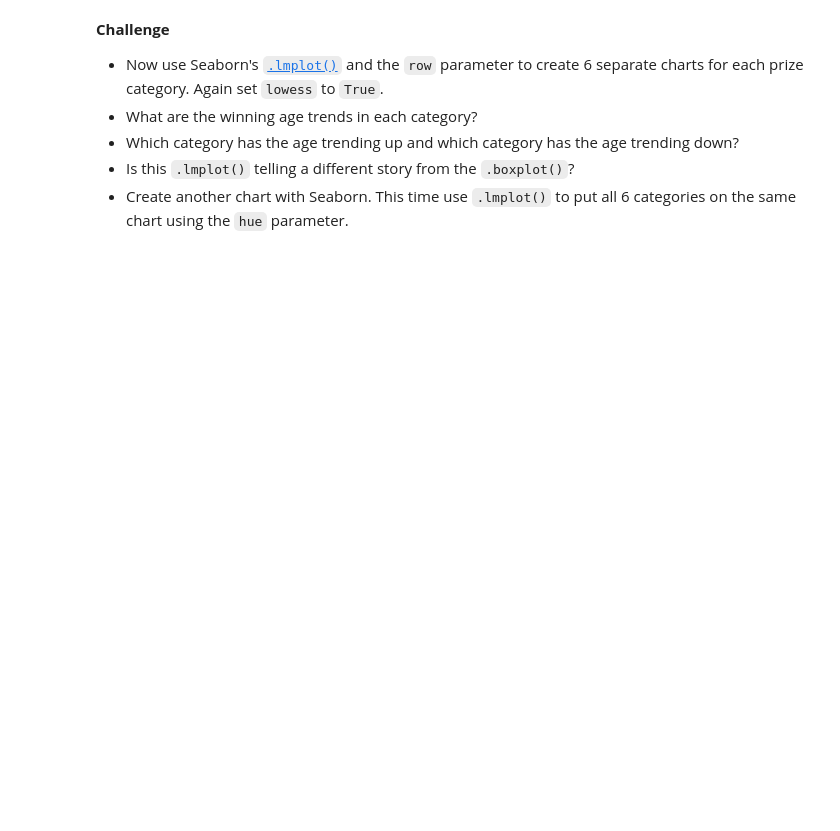
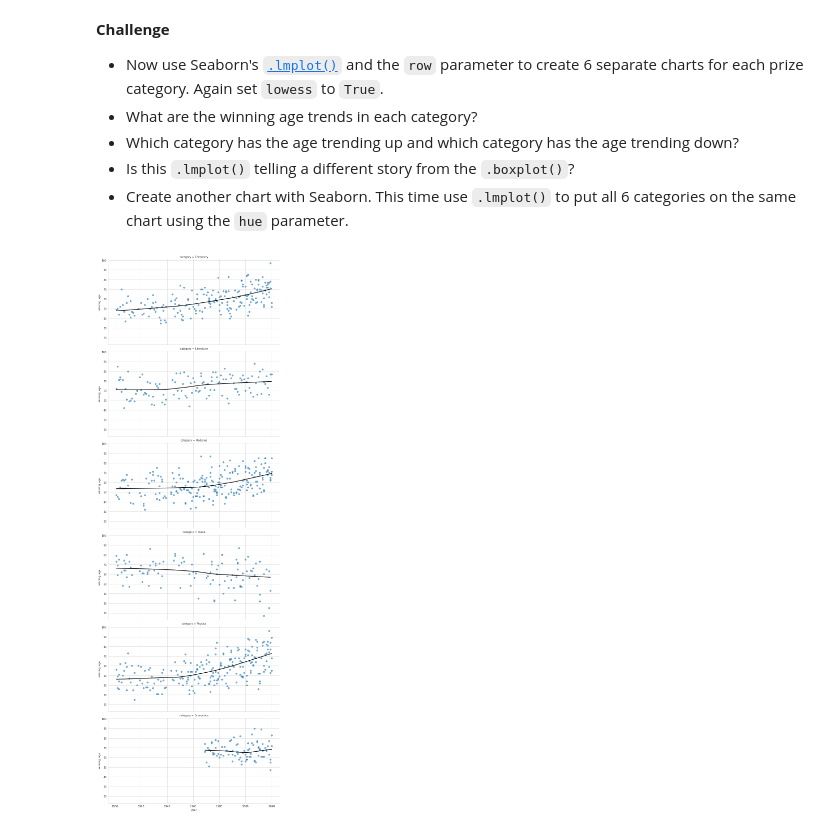
Before and after one commit to womaro/Story, a Jupyter notebook: Nobel_Prize_Analysis_(start).ipynb, the cells around one changed output. Drawn from its saved outputs; the diff is of its cells as text; code cells hidden in the pictures; blank space fills up the shorter version.

```diff
--- a/Nobel_Prize_Analysis_(start).ipynb
+++ b/Nobel_Prize_Analysis_(start).ipynb
@@ -754,3 +847,17 @@ How does the age of laureates vary by category?
 * Which category has the age trending up and which category has the age trending down?
 * Is this `.lmplot()` telling a different story from the `.boxplot()`?
 * Create another chart with Seaborn. This time use `.lmplot()` to put all 6 categories on the same chart using the `hue` parameter.
+# %%
+with sns.axes_style('whitegrid'):
+    sns.lmplot(data=df_data,
+               x='year',
+               y='winning_age',
+               row = 'category',
+               lowess=True,
+               aspect=2,
+               scatter_kws = {'alpha': 0.6},
+               line_kws = {'color': 'black'},)
+
+plt.show()
+# %% [output]
+[figure, added]
```
Also changed, not shown: parts of 10 cells of this notebook.
